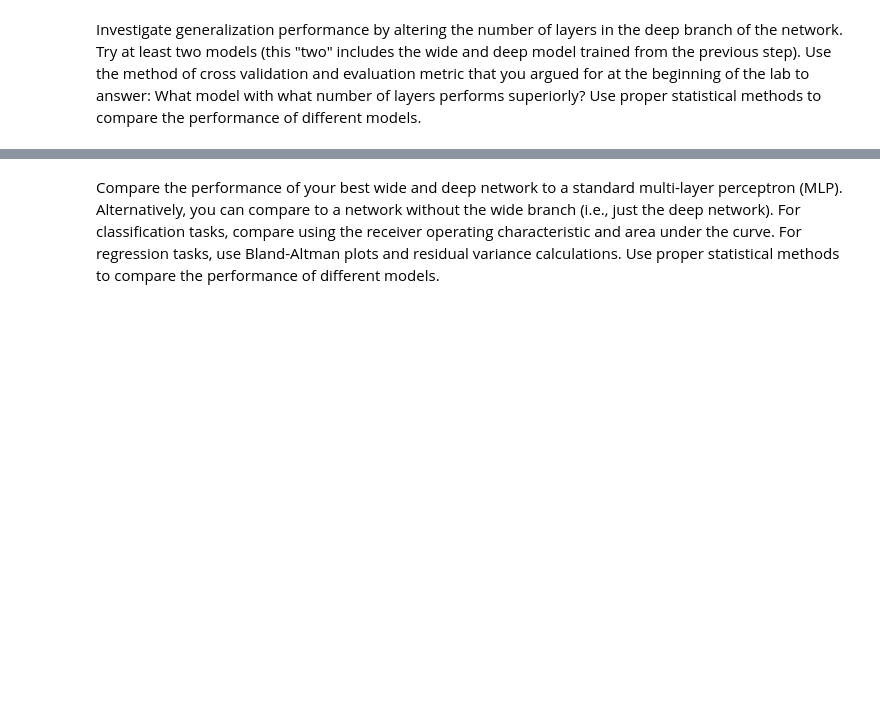
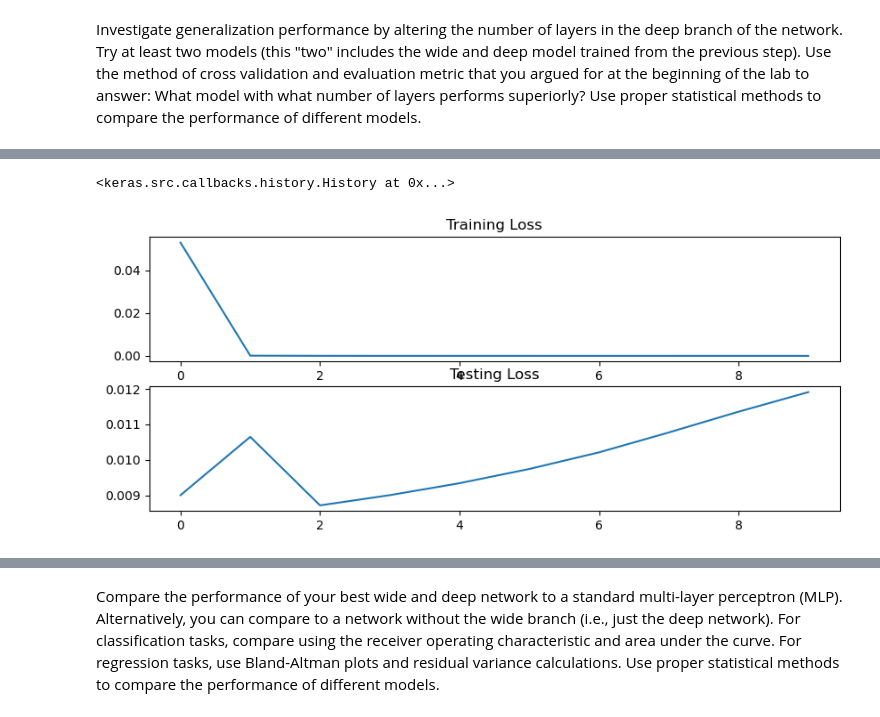
Before and after one commit to JocelynRupp/ML-Lab-5, a Jupyter notebook: Lab5.ipynb, the cells around one changed output, grey strips where cells are left out. Drawn from its saved outputs; the diff is of its cells as text; code cells hidden in the pictures; blank space fills up the shorter version.

```diff
--- a/Lab5.ipynb
+++ b/Lab5.ipynb
@@ -162,12 +149,15 @@ Successfully installed absl-py-2.1.0 astunparse-1.6.3 flatbuffers-24.3.25 gast-0
 # %%
+import os
+os.environ["TF_CPP_MIN_LOG_LEVEL"] = "2"
 import tensorflow as tf
+import tensorflow.keras as keras
 
 batch_size = 64
 
 def create_dataset_from_dataframe(df_input, outcome):
 
     df = df_input.copy()
-    labels = df[outcome]
+    labels = keras.utils.to_categorical(df[outcome])
 
     df = {key: value.values[:,np.newaxis] for key, value in df_input[[col for col in df.columns if col != outcome]].items()}
 
@@ -225,0 +361,5 @@ Investigate generalization performance by altering the number of layers in the d
+# %%
+# saving each loss function at each epoch
+history = training_model.fit(
+    ds_train, epochs = 10, validation_data = ds_test
+)
@@ -225,0 +387,20 @@ Investigate generalization performance by altering the number of layers in the d
+# %%
+history
+# %% [output]
+<keras.src.callbacks.history.History at 0x...>
+# %%
+import matplotlib.pyplot as plt
+
+plt.figure(figsize=(10,4))
+
+plt.subplot(2,1,1)
+plt.plot(history.history["loss"])
+plt.title("Training Loss")
+
+plt.subplot(2,1,2)
+plt.plot(history.history["val_loss"])
+plt.title("Testing Loss")
+
+plt.show()
+# %% [output]
+[figure, added]
```
Also changed, not shown: parts of 16 cells of this notebook, 1 other file.
